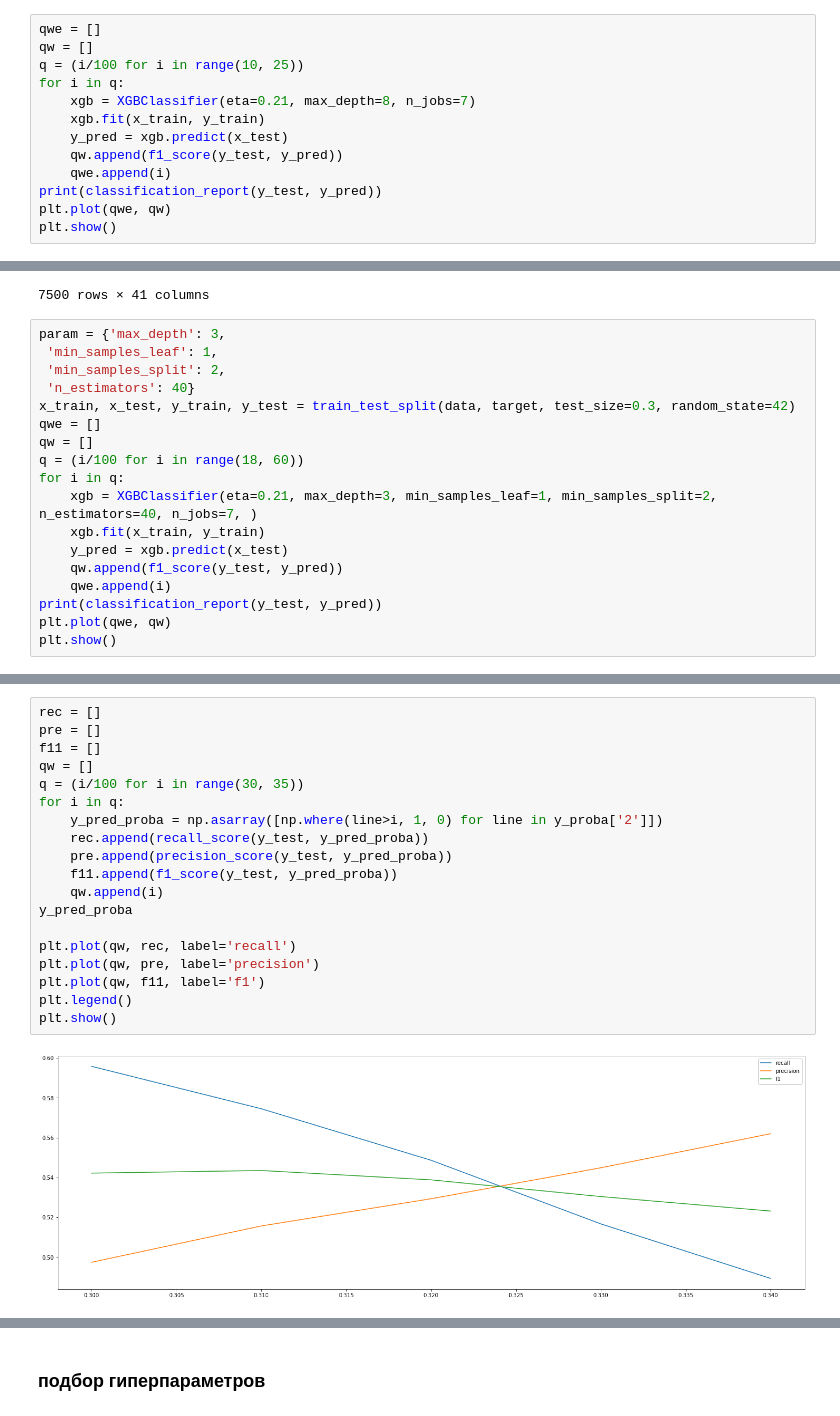
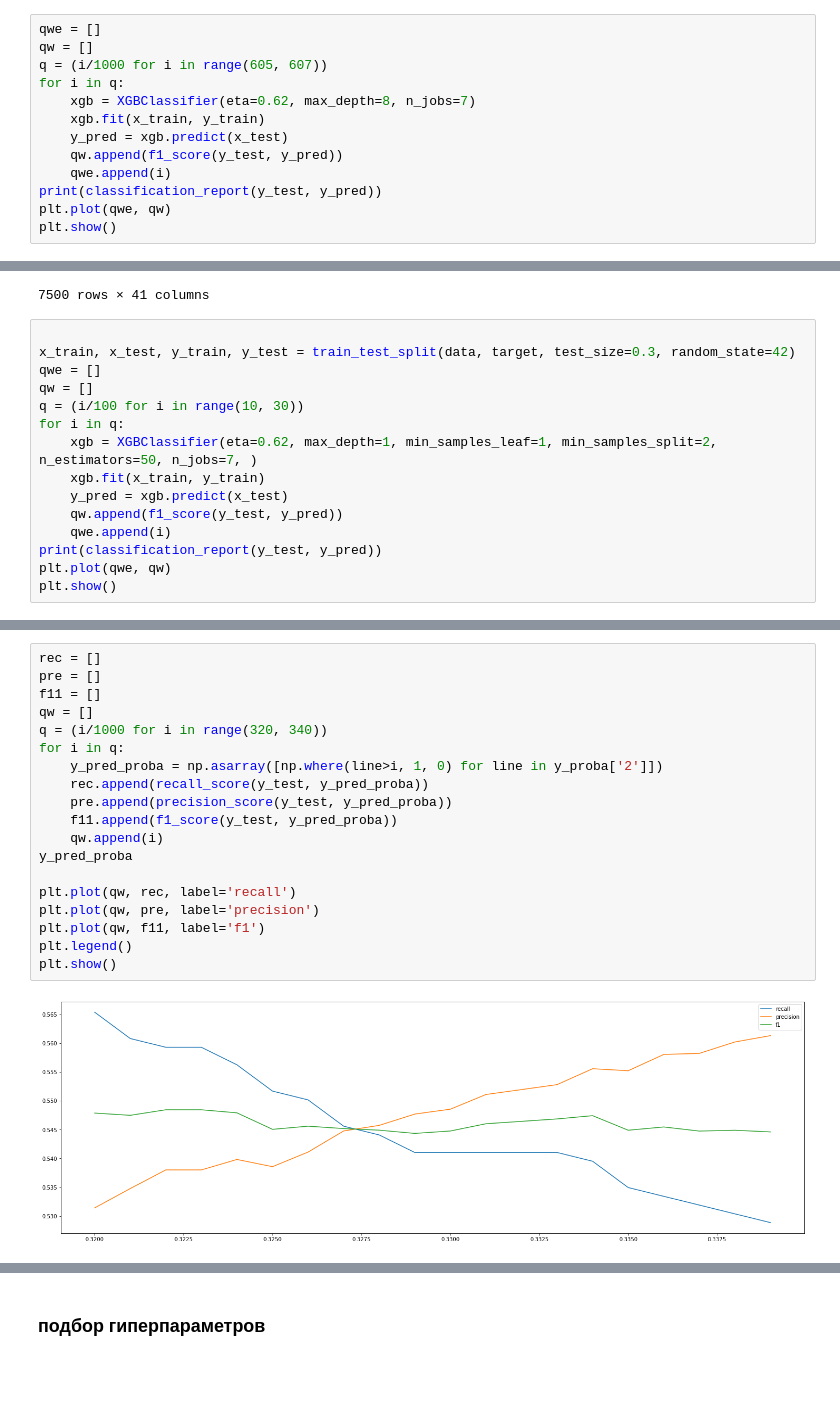
Before and after one commit to paldess/kursov_ml_2, a Jupyter notebook: kursov.ipynb, the cells around one changed output, grey strips where cells are left out. Cells and saved outputs as stored; diff of their text form; blank space fills up the shorter version.

```diff
--- a/kursov.ipynb
+++ b/kursov.ipynb
@@ -137,9 +137,9 @@ from xgboost import XGBClassifier
 # %%
 qwe = []
 qw = []
-q = (i/100 for i in range(10, 25))
+q = (i/1000 for i in range(605, 607))
 for i in q:
-    xgb = XGBClassifier(eta=0.21, max_depth=8, n_jobs=7)
+    xgb = XGBClassifier(eta=0.62, max_depth=8, n_jobs=7)
     xgb.fit(x_train, y_train)
     y_pred = xgb.predict(x_test)
     qw.append(f1_score(y_test, y_pred))
@@ -236,16 +229,13 @@ data.drop(del_data, axis=1)
 | 7499 | 0.0 | 0.0 | 8.0 | 9.4 | 480832.0 | ... |
 7500 rows × 41 columns
 # %%
-param = {'max_depth': 3,
- 'min_samples_leaf': 1,
- 'min_samples_split': 2,
- 'n_estimators': 40}
+
 x_train, x_test, y_train, y_test = train_test_split(data, target, test_size=0.3, random_state=42)
 qwe = []
 qw = []
-q = (i/100 for i in range(18, 60))
+q = (i/100 for i in range(10, 30))
 for i in q:
-    xgb = XGBClassifier(eta=0.21, max_depth=3, min_samples_leaf=1, min_samples_split=2, n_estimators=40, n_jobs=7, )
+    xgb = XGBClassifier(eta=0.62, max_depth=1, min_samples_leaf=1, min_samples_split=2, n_estimators=50, n_jobs=7, )
     xgb.fit(x_train, y_train)
     y_pred = xgb.predict(x_test)
     qw.append(f1_score(y_test, y_pred))
@@ -293,22 +283,22 @@ y_proba
 # %%
 rec = []
 pre = []
 f11 = []
 qw = []
-q = (i/100 for i in range(30, 35))
+q = (i/1000 for i in range(320, 340))
 for i in q:
     y_pred_proba = np.asarray([np.where(line>i, 1, 0) for line in y_proba['2']])
     rec.append(recall_score(y_test, y_pred_proba))
     pre.append(precision_score(y_test, y_pred_proba))
     f11.append(f1_score(y_test, y_pred_proba))
     qw.append(i)
 y_pred_proba
 
 plt.plot(qw, rec, label='recall')
 plt.plot(qw, pre, label='precision')
 plt.plot(qw, f11, label='f1')
 plt.legend()
 plt.show()
 # %% [output]
-[figure, old version]
+[figure, new version]
 # %%
```
Also changed, not shown: parts of 21 cells of this notebook.
